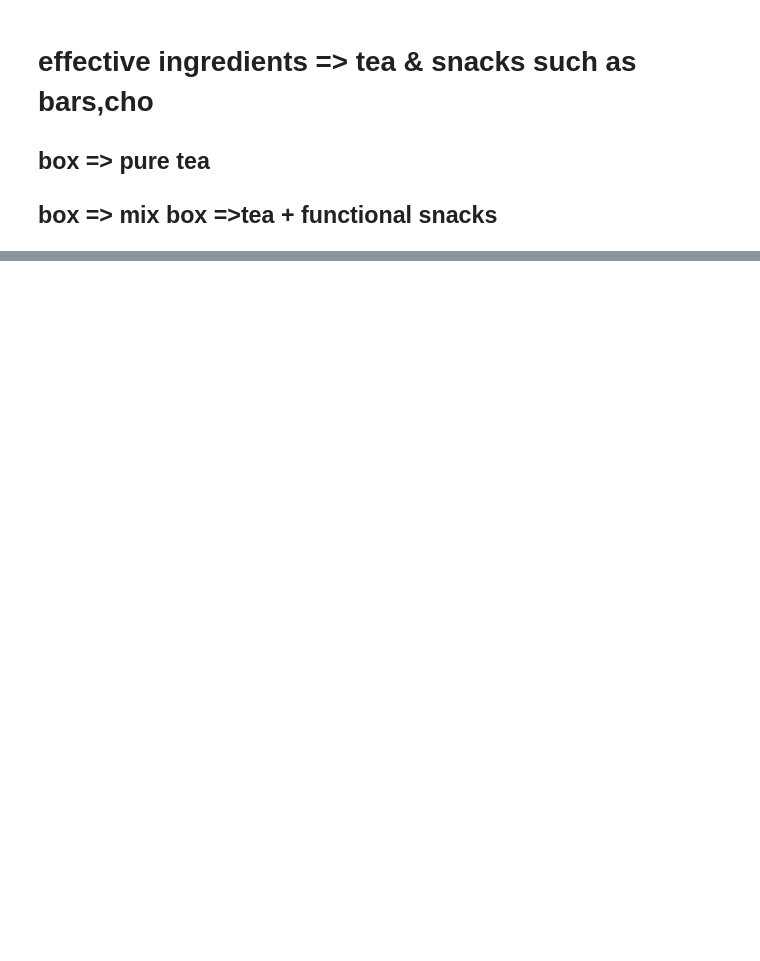
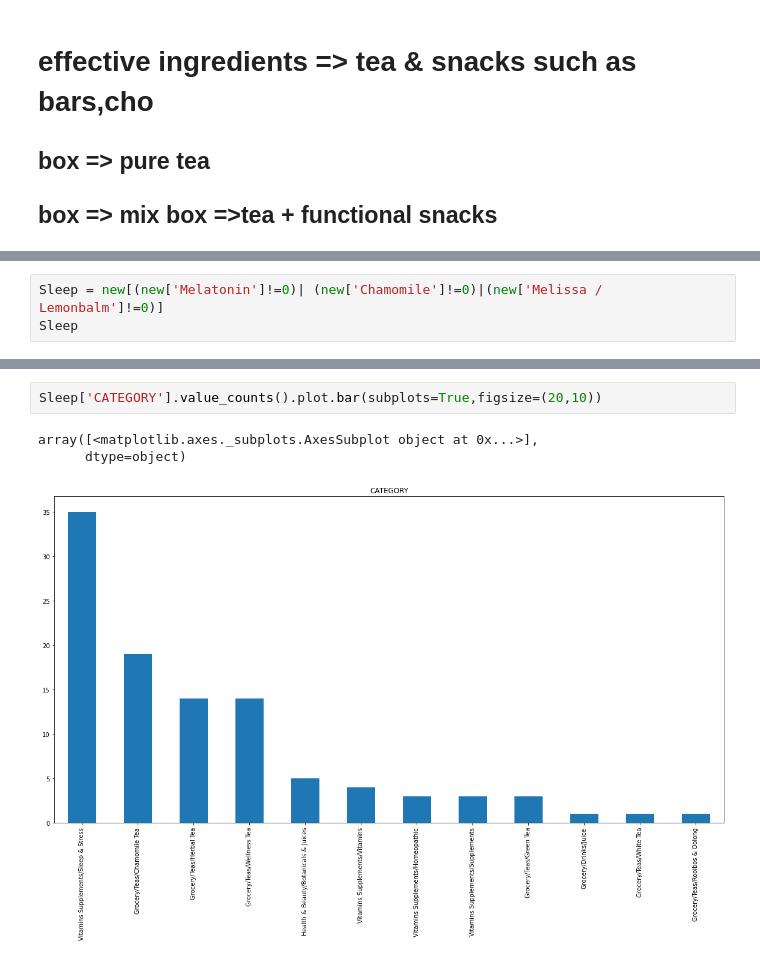
Before and after one commit to Vaneness1998/YeFeng.github.io, a Jupyter notebook: Information consulting-product analysis.ipynb, the cells around one changed output, grey strips where cells are left out. Drawn from its saved outputs; the diff is of its cells as text; blank space fills up the shorter version.

```diff
--- a/Information consulting-product analysis.ipynb
+++ b/Information consulting-product analysis.ipynb
@@ -380,0 +407,3 @@ array([<matplotlib.axes._subplots.AxesSubplot object at 0x...>],
+# %%
+Sleep = new[(new['Melatonin']!=0)| (new['Chamomile']!=0)|(new['Melissa / Lemonbalm']!=0)]
+Sleep
@@ -380,0 +424,6 @@ array([<matplotlib.axes._subplots.AxesSubplot object at 0x...>],
+# %%
+Sleep['CATEGORY'].value_counts().plot.bar(subplots=True,figsize=(20,10))
+# %% [output]
+array([<matplotlib.axes._subplots.AxesSubplot object at 0x...>],
+      dtype=object)
+[figure, added]
```
Also changed, not shown: parts of 35 cells of this notebook.
